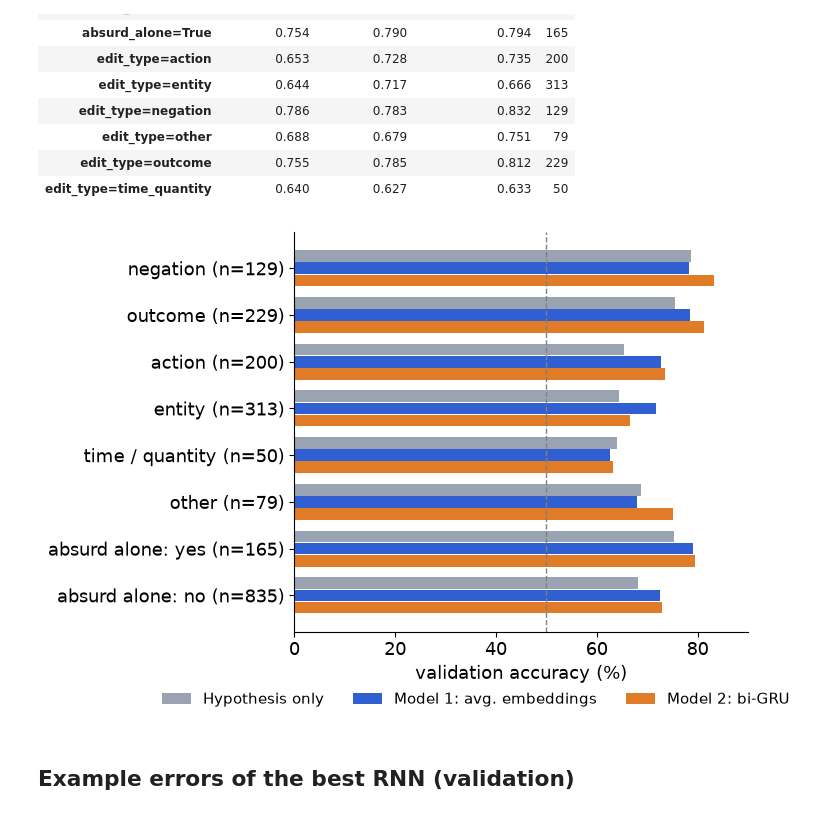
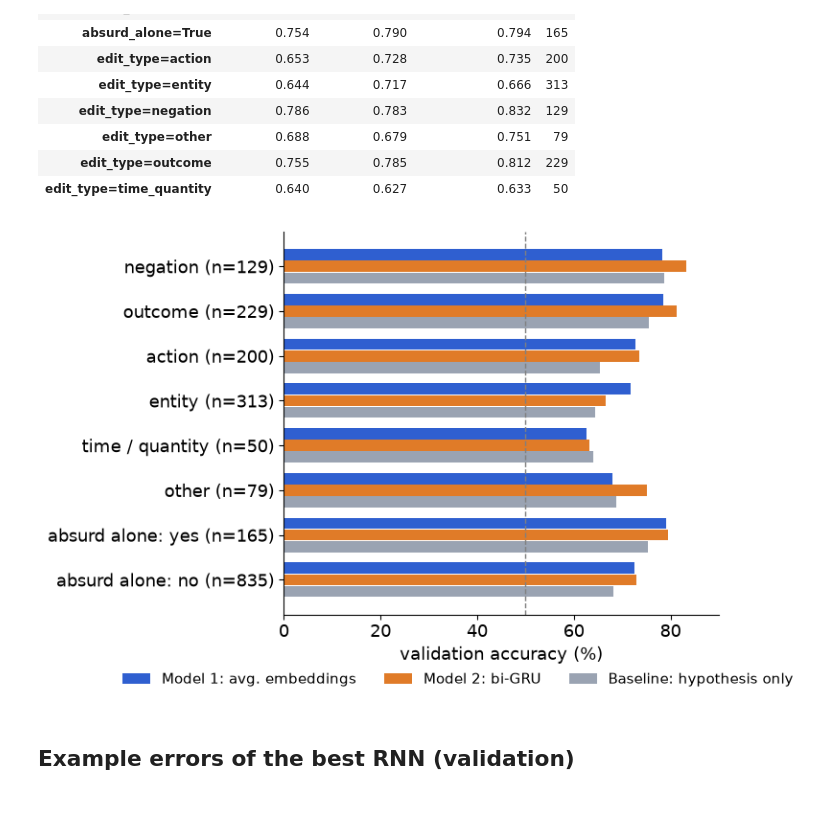
Before and after one commit to mavgit1/nlp-hs26-art, a Jupyter notebook: notebooks/02_results.ipynb, the cells around one changed output. Cells and saved outputs as stored; diff of their text form; code cells hidden in the pictures.

Commit message:
Label baseline consistently in result figures

```diff
--- a/notebooks/02_results.ipynb
+++ b/notebooks/02_results.ipynb
@@ -17,7 +17,7 @@ runs['variant'] = runs.apply(lambda r: f"{r.model}-{'hyponly' if r.get('hyp_only
     + ('-ix' if r.model == 'bag' and r.interactions is True else '')
     + (f"-{r.cell}" if r.model == 'rnn' else '') + ('-bi' if r.model == 'rnn' and r.bidirectional is True else ''), axis=1)
 plt.rcParams.update({'font.size': 13, 'axes.spines.top': False, 'axes.spines.right': False})
-LABEL = {'bag-hyponly': 'Hypothesis only', 'bag-score-ix': 'Model 1: avg. embeddings', 'rnn-score-gru-bi': 'Model 2: bi-GRU'}
+LABEL = {'bag-hyponly': 'Baseline: hypothesis only', 'bag-score-ix': 'Model 1: avg. embeddings', 'rnn-score-gru-bi': 'Model 2: bi-GRU'}
 COLOR = {'bag-hyponly': '#9aa3b2', 'bag-score-ix': '#2f5fd0', 'rnn-score-gru-bi': '#e07b28'}
 SWEEP = {'bag-score-ix': ('M1 score + interactions', '#2f5fd0', '-'), 'bag-score': ('M1 score', '#86a3e8', '-'),
          'bag-concat': ('M1 concat', '#86a3e8', ':'), 'rnn-score-gru-bi': ('M2 bi-GRU', '#e07b28', '-'),
@@ -115,7 +115,7 @@ table
 | rnn-score-gru-bi | 0.5453 | 0.7397 | 0.0062 | 0.0076 |
 # %%
 t = acc.groupby(['variant', 'split']).acc.agg(['mean', 'std']).mul(100)
-order = ['bag-hyponly', 'bag-score-ix', 'rnn-score-gru-bi']
+order = ['bag-score-ix', 'rnn-score-gru-bi', 'bag-hyponly']
 fig, ax = plt.subplots(figsize=(7, 4.6))
 for i, v in enumerate(order):
     for j, (s, alpha) in enumerate((('validation', 0.35), ('test', 1.0))):
@@ -184,17 +184,17 @@ by_edit
 # %%
 groups = ['edit_type=negation', 'edit_type=outcome', 'edit_type=action', 'edit_type=entity', 'edit_type=time_quantity',
           'edit_type=other', 'absurd_alone=True', 'absurd_alone=False']
 names = {g: g.split('=')[1].replace('_', ' / ') for g in groups}
 names.update({'absurd_alone=True': 'absurd alone: yes', 'absurd_alone=False': 'absurd alone: no'})
 fig, ax = plt.subplots(figsize=(7.5, 5.2))
-for k, v in enumerate(['bag-hyponly', 'bag-score-ix', 'rnn-score-gru-bi']):
+for k, v in enumerate(['bag-score-ix', 'rnn-score-gru-bi', 'bag-hyponly']):
     ax.barh([i + (k - 1) * 0.26 for i in range(len(groups))], by_edit.loc[groups, v] * 100, 0.25, color=COLOR[v], label=LABEL[v])
 ax.set_yticks(range(len(groups)), [f"{names[g]} (n={by_edit.loc[g, 'n']})" for g in groups]); ax.invert_yaxis()
 ax.axvline(50, ls='--', c='grey', lw=1); ax.set(xlabel='validation accuracy (%)', xlim=(0, 90))
 ax.legend(frameon=False, loc='upper center', bbox_to_anchor=(0.4, -0.12), ncols=3, fontsize=10.5)
 fig.tight_layout(); fig.savefig(FIG / 'edit_types.png', dpi=200); plt.show()
 # %% [output]
-[figure, old version]
+[figure, new version]
 # %% [markdown]
 ## Example errors of the best RNN (validation)
 # %%
```
Also changed, not shown: parts of 1 cell of this notebook, 2 other files.
